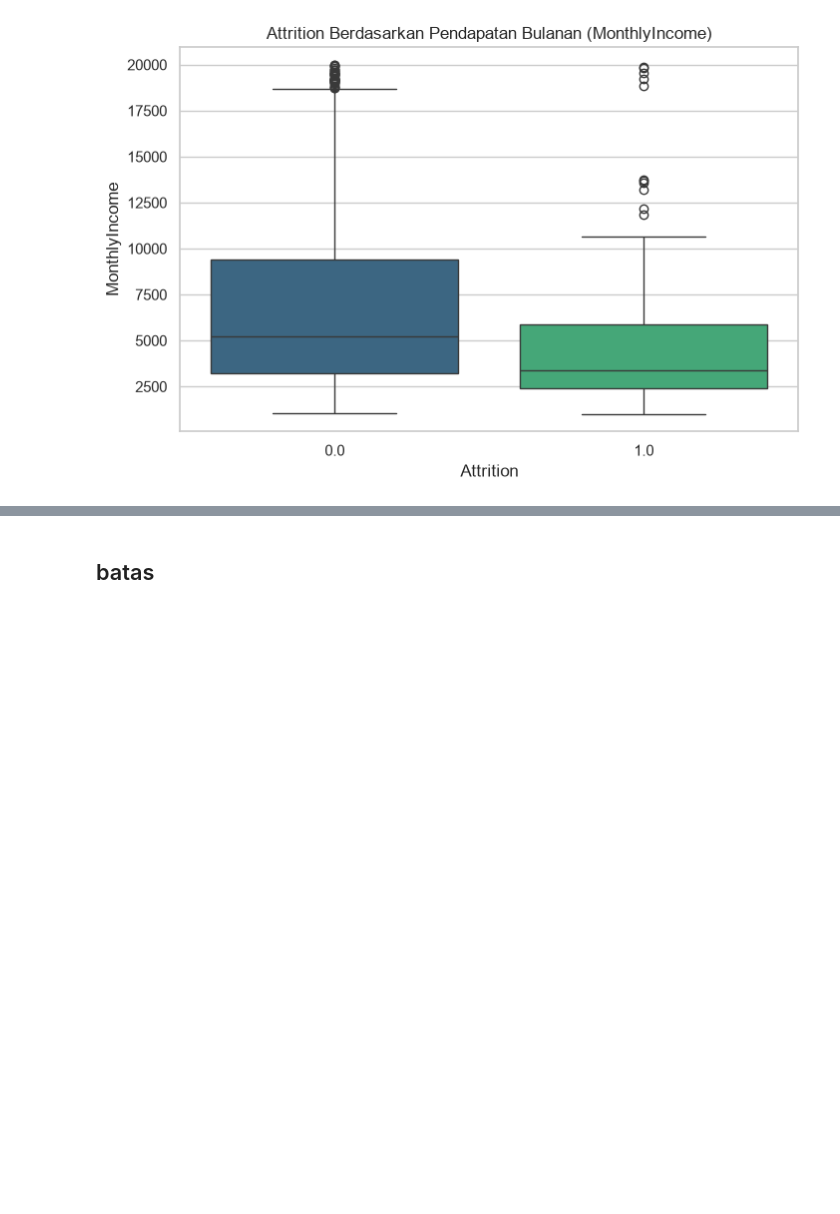
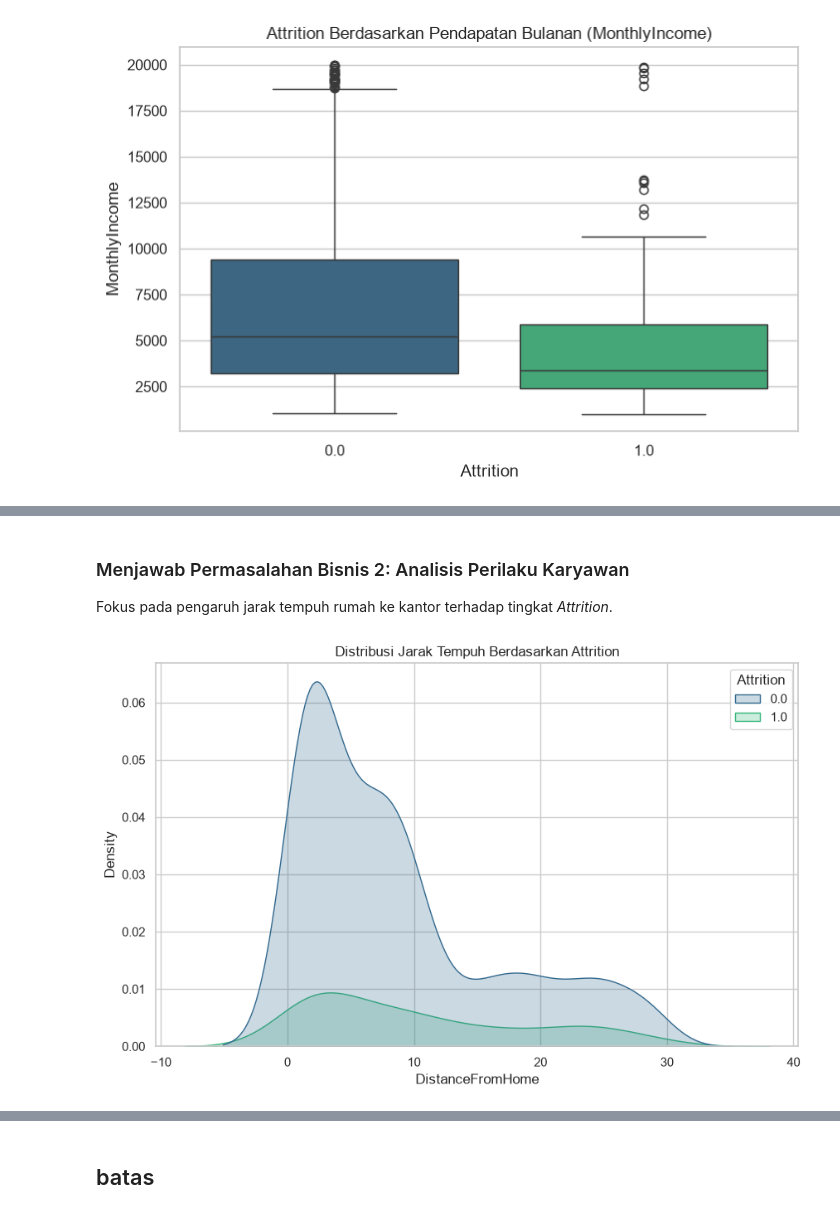
Before and after one commit to dzikri007/Summer-Project-Data-Science, a Jupyter notebook: Submission Pertama Menyelesaikan Permasalahan Human Resources/notebook.ipynb, the cells around one changed output, grey strips where cells are left out. Saved outputs shown, nothing was run; the diff lists cells and outputs as text; code cells hidden in the pictures; blank space fills up the shorter version.

```diff
--- a/Submission Pertama Menyelesaikan Permasalahan Human Resources/notebook.ipynb
+++ b/Submission Pertama Menyelesaikan Permasalahan Human Resources/notebook.ipynb
@@ -124,0 +153,11 @@ plt.show()
+# %% [markdown]
+### Menjawab Permasalahan Bisnis 2: Analisis Perilaku Karyawan
+Fokus pada pengaruh jarak tempuh rumah ke kantor terhadap tingkat *Attrition*.
+# %%
+# Perilaku: Hubungan Attrition dengan Jarak Tempuh (DistanceFromHome)
+plt.figure(figsize=(10,6))
+sns.kdeplot(data=data, x='DistanceFromHome', hue='Attrition', fill=True, palette='viridis')
+plt.title('Distribusi Jarak Tempuh Berdasarkan Attrition')
+plt.show()
+# %% [output]
+[figure, added]
```
Also changed, not shown: parts of 8 cells of this notebook, 1 other file.
